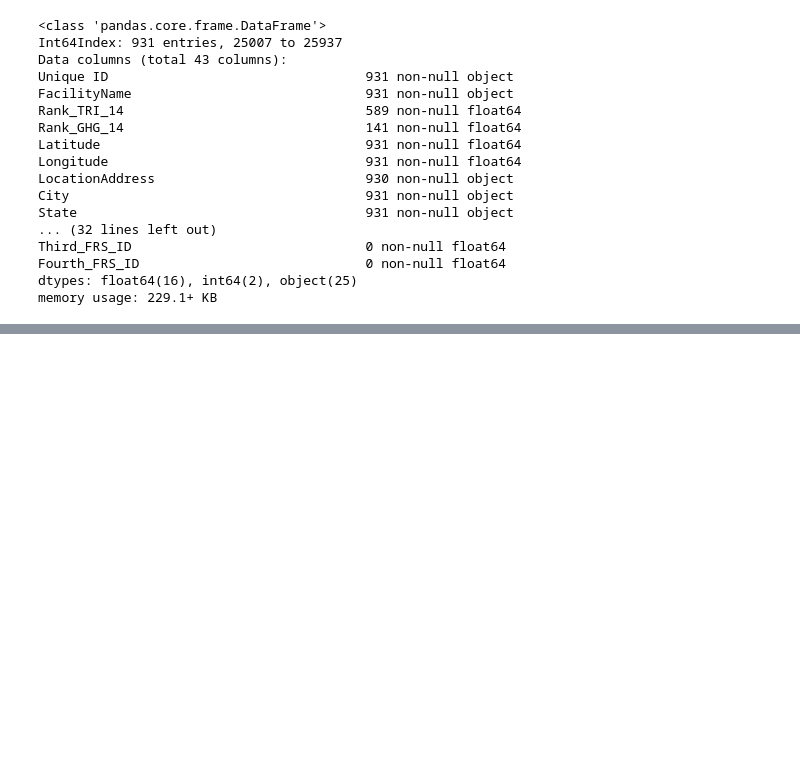
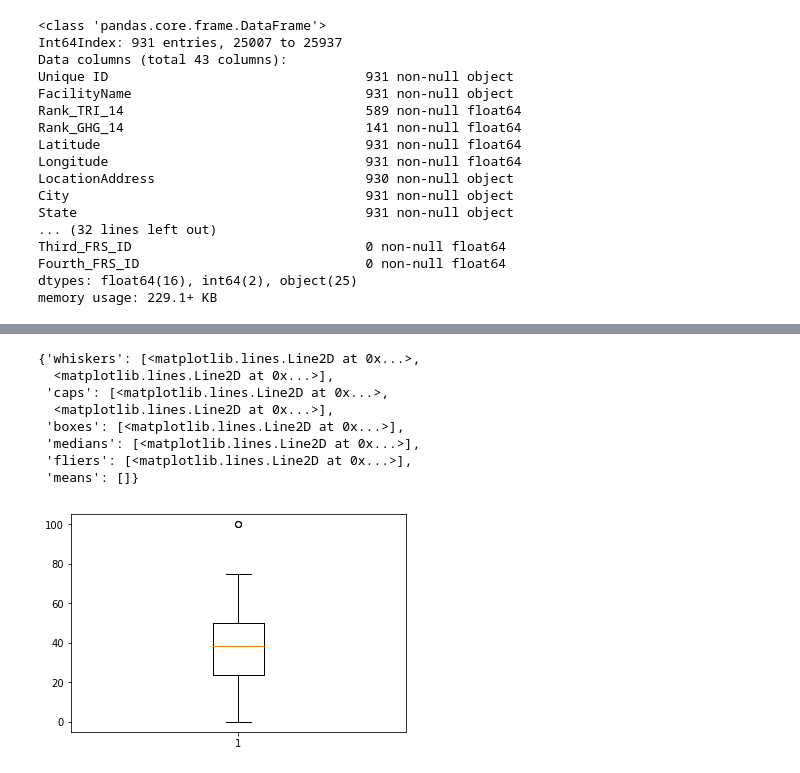
Before and after one commit to ivanescalona/GroupProject1, a Jupyter notebook: Null Values Stats.ipynb, the cells around one changed output, grey strips where cells are left out. Cells and saved outputs as stored; diff of their text form; code cells hidden in the pictures; blank space fills up the shorter version.

```diff
--- a/Null Values Stats.ipynb
+++ b/Null Values Stats.ipynb
@@ -51,0 +142,13 @@ df_clean
+# %%
+total_counties = df.groupby('County').count()['Unique ID']
+total_counties = pd.DataFrame(total_counties)
+# %%
+total_null_counties = df_null.groupby('County').count()['Unique ID']
+total_null_counties = pd.DataFrame(total_null_counties)
+# %%
+null_percent = total_null_counties.merge(total_counties, how = 'right', on = 'County').sort_values(by = "County")
+null_percent = null_percent.rename(columns={'Unique ID_x':'Non-Reporting Facilities','Unique ID_y':'Total Facilities'})
+null_percent['Non-Reporting Facilities'] = null_percent['Non-Reporting Facilities'].fillna(value = 0.0)
+# %%
+null_percent['Percent of Non-Reporting'] = null_percent['Non-Reporting Facilities']*100/null_percent['Total Facilities']
+null_percent
@@ -51,0 +174,12 @@ df_clean
+# %%
+plt.boxplot(null_percent['Percent of Non-Reporting'])
+# %% [output]
+{'whiskers': [<matplotlib.lines.Line2D at 0x...>,
+  <matplotlib.lines.Line2D at 0x...>],
+ 'caps': [<matplotlib.lines.Line2D at 0x...>,
+  <matplotlib.lines.Line2D at 0x...>],
+ 'boxes': [<matplotlib.lines.Line2D at 0x...>],
+ 'medians': [<matplotlib.lines.Line2D at 0x...>],
+ 'fliers': [<matplotlib.lines.Line2D at 0x...>],
+ 'means': []}
+[figure, added]
```
Also changed, not shown: parts of 15 cells of this notebook, 2 other files.
